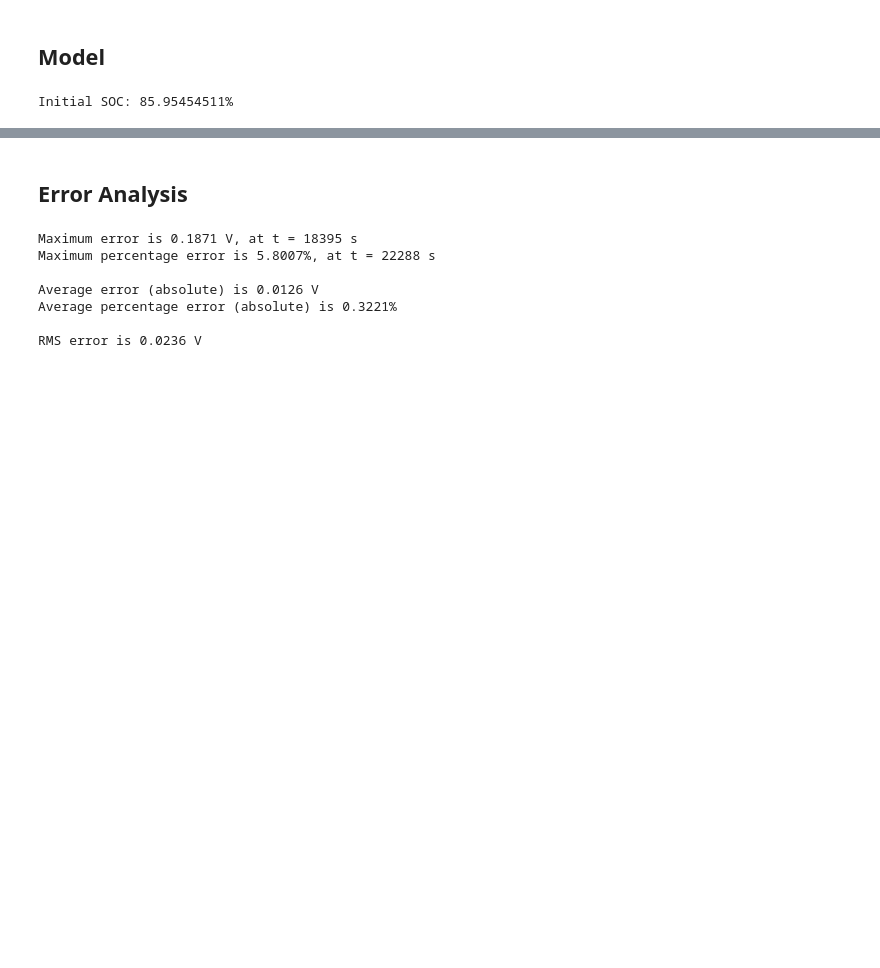
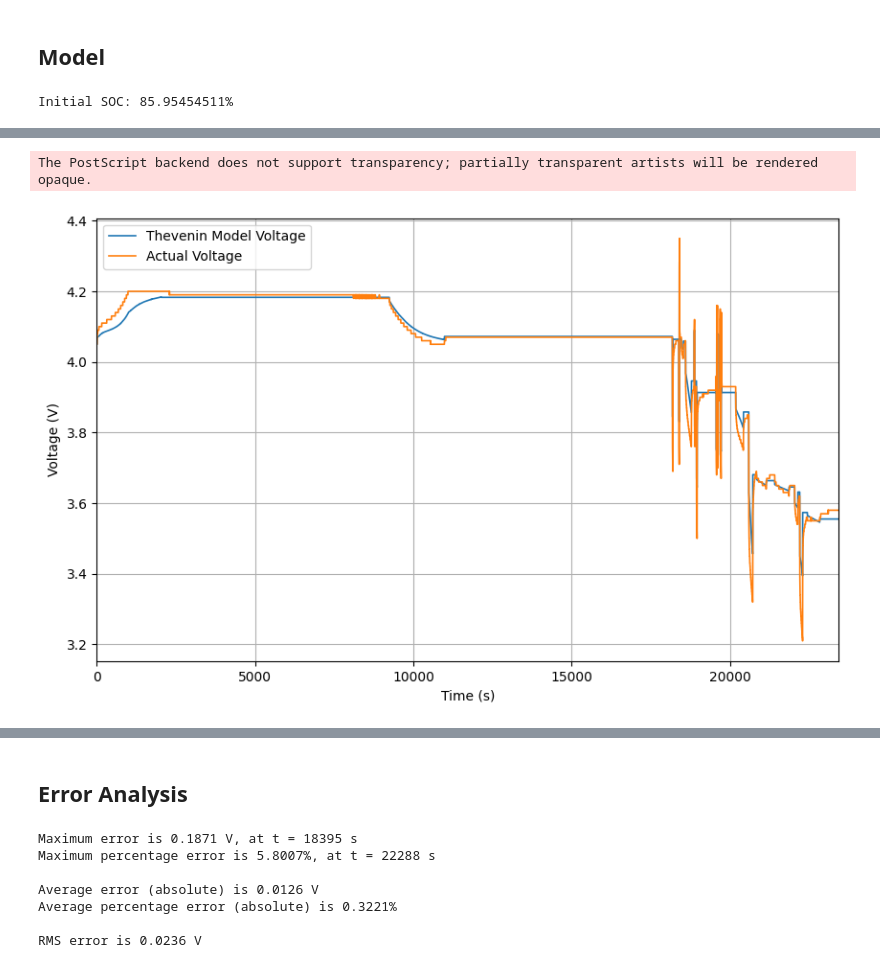
Before and after one commit to sunfanyi/modelling-of-lithium-ion-batteries, a Jupyter notebook: part_1.ipynb, the cells around one changed output, grey strips where cells are left out. Saved outputs shown, nothing was run; the diff lists cells and outputs as text; code cells hidden in the pictures; blank space fills up the shorter version.

Commit message:
Wisely: Plots and Part 3 thermal model update

```diff
--- a/part_1.ipynb
+++ b/part_1.ipynb
@@ -78,14 +78,15 @@ for i in range(N):
 # %% [output]
 Initial SOC: 85.95454511%
 # %%
-%matplotlib notebook
-_, ax = plt.subplots(figsize=(10, 6))
-ax.plot(t, V_pred, label='Thevenin Model Voltage')
-ax.plot(t, V_actual, '--', label='Actual Voltage')
+fig, ax = plt.subplots(figsize=(10, 6))
+ax.plot(t, V_pred, label='Thevenin Model Voltage', linewidth=1.2)
+ax.plot(t, V_actual, label='Actual Voltage', linewidth=1.2)
 ax.legend()
 ax.set_xlim([0, t[-1]])
 ax.set_xlabel('Time (s)')
 ax.set_ylabel('Voltage (V)')
-ax.set_title('Thevenin Model Prediction')
+# ax.set_title('Thevenin Model Prediction')
+ax.grid()
+fig.savefig('part1_V.eps', format='eps')
 plt.show()
 # %% [output]
@@ -94,3 +93,5 @@ plt.show()
+The PostScript backend does not support transparency; partially transparent artists will be rendered opaque.
+[figure, added]
 # %%
 _, ax = plt.subplots(figsize=(10, 6))
 ax.plot(t, I)
```
Also changed, not shown: parts of 3 cells of this notebook, 8 other files.
